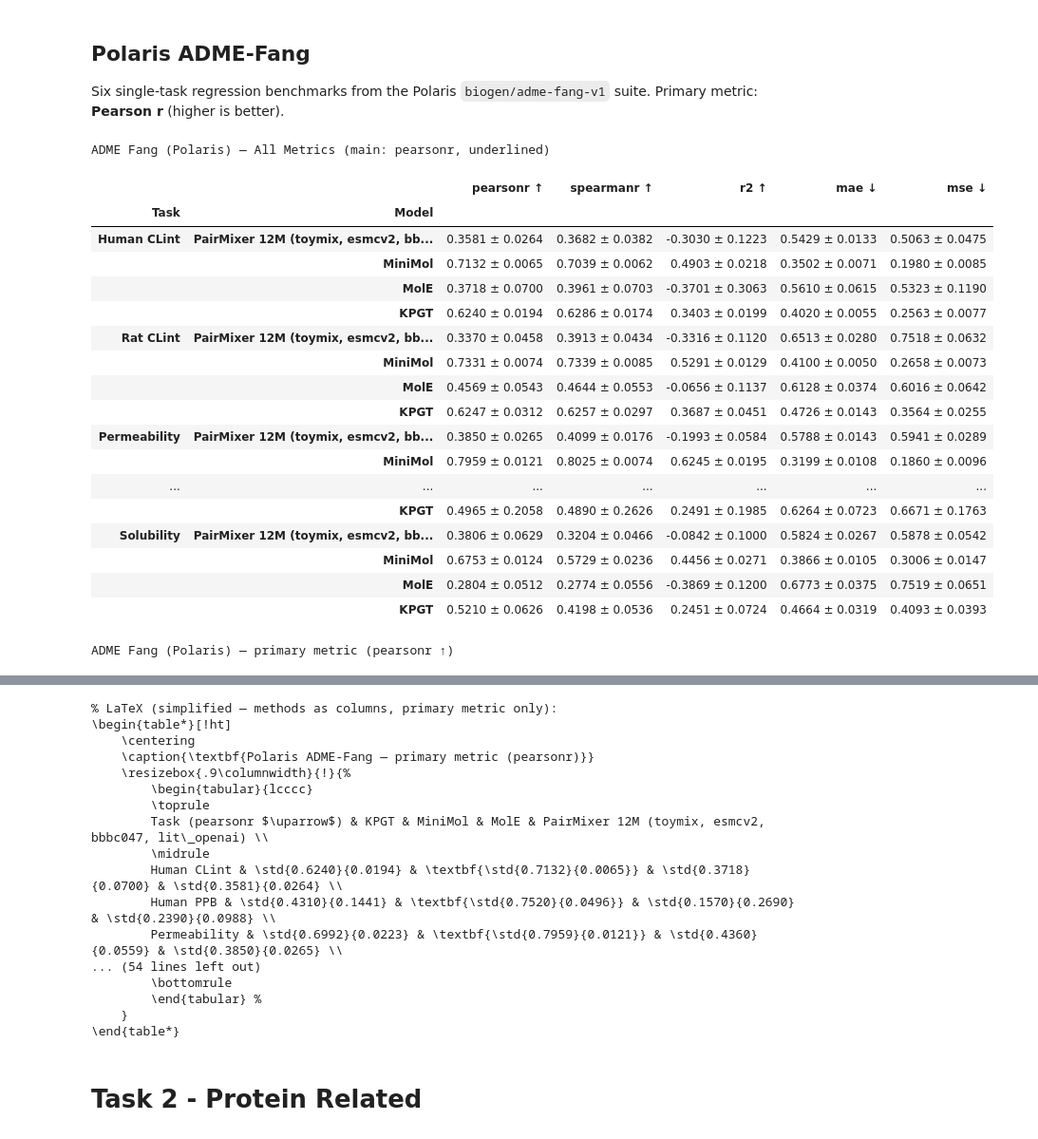
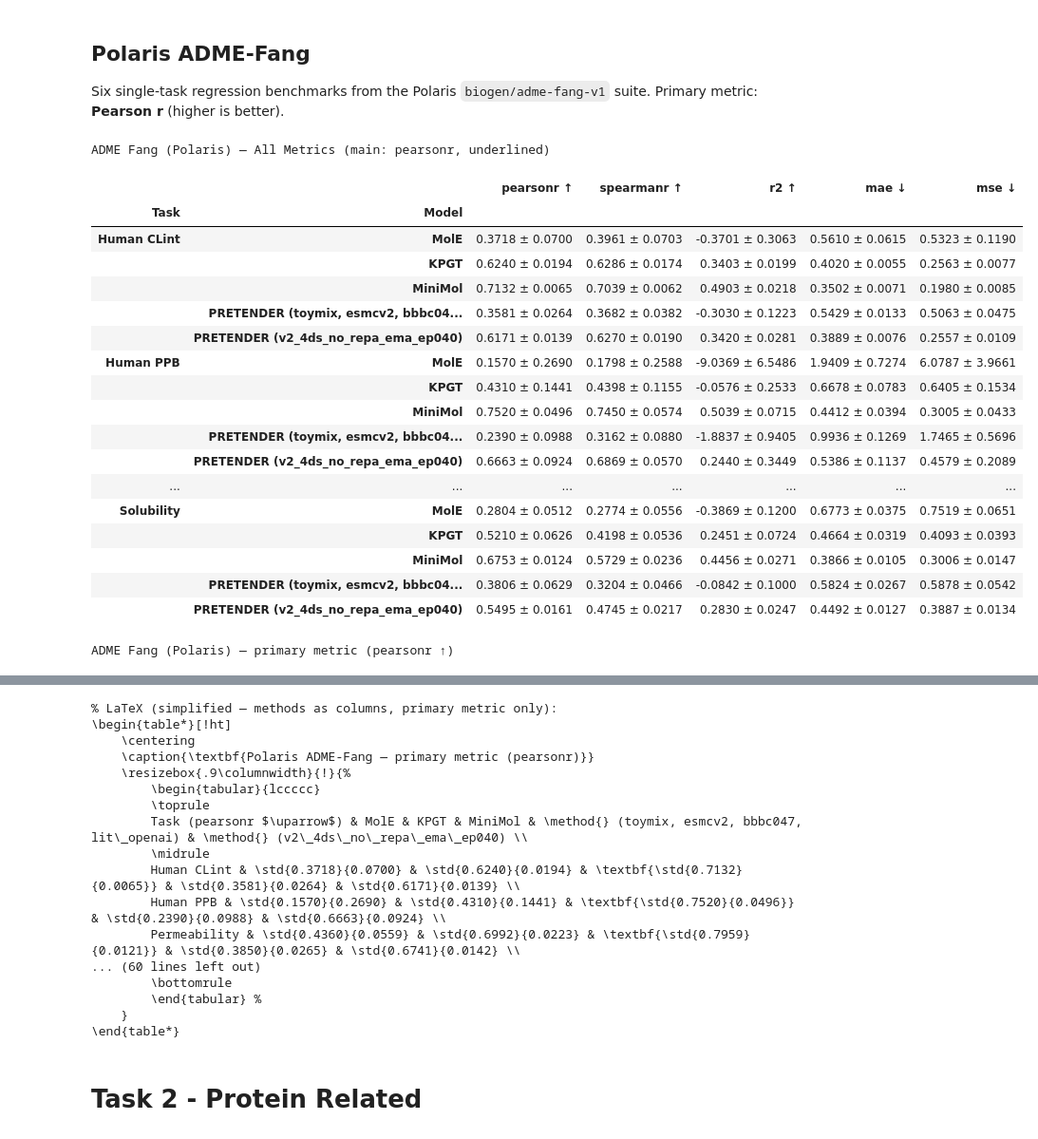
Before and after one commit to seonghyun26/graphium, a Jupyter notebook: notebooks/00_results_dashboard.ipynb, the cells around one changed output, grey strips where cells are left out. Shown at 95% size. Drawn from its saved outputs; the diff is of its cells as text; code cells hidden in the pictures.

```diff
--- a/notebooks/00_results_dashboard.ipynb
+++ b/notebooks/00_results_dashboard.ipynb
@@ -1137,6 +1241,14 @@ for _csv_name, _model_fn, _method_fn in _FROZEN_SOURCES:
     _ext = _ext[_ext['_model'].notna()]
     if len(_ext) == 0:
         continue
+    if _csv_name == 'pairmixer_admet_results.csv' and 'ckpt_tag' in _ext.columns:
+        _epochs = pd.to_numeric(
+            _ext['ckpt_tag'].astype(str).str.extract(r'v2_4ds.*_ep(\d+)', expand=False),
+            errors='coerce',
+        )
+        if _epochs.notna().any():
+            _latest_epoch = int(_epochs.max())
+            _ext = _ext[_epochs.isna() | (_epochs == _latest_epoch)].copy()
     _ext['_method'] = _ext.apply(_method_fn, axis=1)
     _agg_cols = [c for c in _frozen_metric_names if c in _ext.columns]
     if not _agg_cols:
@@ -1208,6 +1320,7 @@ if len(_fang_df) > 0 or any(_frozen_rows_by_task.values()):
 
     # Multi-row index: group by Task
     _result = _result.set_index(['Task', 'Model'])
+    _result = _relabel_method_index(_result, level='Model')
 
     def _parse_mean(_v):
         if not isinstance(_v, str) or _v in ('', '-'):
@@ -1290,6 +1403,7 @@ if len(_fang_df) > 0 or any(_frozen_rows_by_task.values()):
     _simple = _result[[_main_col]].copy()
     _simple = _simple.unstack(level=-1)
     _simple.columns = _simple.columns.get_level_values(-1)
+    _simple = _reorder_method_columns(_simple)
 
     # Numeric copy (mean only) for per-column aggregates.
     _means = _simple.applymap(_parse_mean)
@@ -1353,47 +1467,47 @@ if len(_fang_df) > 0 or any(_frozen_rows_by_task.values()):
 
     # LaTeX (simplified): bold the best cell per row, including footer rows.
     _simple_latex_df = _simple_full.copy()
     for _row in _simple_latex_df.index:
         _vals = []
         for _col in _simple_latex_df.columns:
             _v = _parse_mean(_simple_latex_df.loc[_row, _col])
             if pd.notna(_v):
                 _vals.append((_col, _v))
         if len(_vals) < 2:
             continue
         _best_col = max(_vals, key=lambda x: x[1])[0]
         _cur = _simple_latex_df.loc[_row, _best_col]
         _simple_latex_df.loc[_row, _best_col] = f'\\textbf{{{_cur}}}'
     _simple_latex_index_name = "Task (" + _main_col.replace("\u2191", r"$\uparrow$").strip() + ")"
     _simple_latex_df.index.name = _simple_latex_index_name
 
     print('\n% LaTeX (simplified — methods as columns, primary metric only):')
     print(_to_clean_latex(
         _simple_latex_df,
         caption='Polaris ADME-Fang — primary metric (pearsonr)',
     ))
     print('\n% LaTeX (full breakdown — all metrics):')
     print(_to_clean_latex(_result, caption='Results on Polaris ADME-Fang'))
 else:
     print('No ADME Fang results yet.')
 # %% [output]
 ADME Fang (Polaris) — All Metrics (main: pearsonr, underlined)
 |  |  | pearsonr ↑ | spearmanr ↑ | r2 ↑ | mae ↓ | mse ↓ |
 | Task | Model |  |  |  |  |  |
-| Human CLint | PairMixer 12M (toymix, esmcv2, bb... | 0.3581 ± 0.0264 | 0.3682 ± 0.0382 | -0.3030 ± 0.1223 | 0.5429 ± 0.0133 | 0.5063 ± 0.0475 |
+| Human CLint | MolE | 0.3718 ± 0.0700 | 0.3961 ± 0.0703 | -0.3701 ± 0.3063 | 0.5610 ± 0.0615 | 0.5323 ± 0.1190 |
+|  | KPGT | 0.6240 ± 0.0194 | 0.6286 ± 0.0174 | 0.3403 ± 0.0199 | 0.4020 ± 0.0055 | 0.2563 ± 0.0077 |
 |  | MiniMol | 0.7132 ± 0.0065 | 0.7039 ± 0.0062 | 0.4903 ± 0.0218 | 0.3502 ± 0.0071 | 0.1980 ± 0.0085 |
-|  | MolE | 0.3718 ± 0.0700 | 0.3961 ± 0.0703 | -0.3701 ± 0.3063 | 0.5610 ± 0.0615 | 0.5323 ± 0.1190 |
-|  | KPGT | 0.6240 ± 0.0194 | 0.6286 ± 0.0174 | 0.3403 ± 0.0199 | 0.4020 ± 0.0055 | 0.2563 ± 0.0077 |
-| Rat CLint | PairMixer 12M (toymix, esmcv2, bb... | 0.3370 ± 0.0458 | 0.3913 ± 0.0434 | -0.3316 ± 0.1120 | 0.6513 ± 0.0280 | 0.7518 ± 0.0632 |
-|  | MiniMol | 0.7331 ± 0.0074 | 0.7339 ± 0.0085 | 0.5291 ± 0.0129 | 0.4100 ± 0.0050 | 0.2658 ± 0.0073 |
-|  | MolE | 0.4569 ± 0.0543 | 0.4644 ± 0.0553 | -0.0656 ± 0.1137 | 0.6128 ± 0.0374 | 0.6016 ± 0.0642 |
-|  | KPGT | 0.6247 ± 0.0312 | 0.6257 ± 0.0297 | 0.3687 ± 0.0451 | 0.4726 ± 0.0143 | 0.3564 ± 0.0255 |
-| Permeability | PairMixer 12M (toymix, esmcv2, bb... | 0.3850 ± 0.0265 | 0.4099 ± 0.0176 | -0.1993 ± 0.0584 | 0.5788 ± 0.0143 | 0.5941 ± 0.0289 |
-|  | MiniMol | 0.7959 ± 0.0121 | 0.8025 ± 0.0074 | 0.6245 ± 0.0195 | 0.3199 ± 0.0108 | 0.1860 ± 0.0096 |
+|  | PRETENDER (toymix, esmcv2, bbbc04... | 0.3581 ± 0.0264 | 0.3682 ± 0.0382 | -0.3030 ± 0.1223 | 0.5429 ± 0.0133 | 0.5063 ± 0.0475 |
+|  | PRETENDER (v2_4ds_no_repa_ema_ep040) | 0.6171 ± 0.0139 | 0.6270 ± 0.0190 | 0.3420 ± 0.0281 | 0.3889 ± 0.0076 | 0.2557 ± 0.0109 |
+| Human PPB | MolE | 0.1570 ± 0.2690 | 0.1798 ± 0.2588 | -9.0369 ± 6.5486 | 1.9409 ± 0.7274 | 6.0787 ± 3.9661 |
+|  | KPGT | 0.4310 ± 0.1441 | 0.4398 ± 0.1155 | -0.0576 ± 0.2533 | 0.6678 ± 0.0783 | 0.6405 ± 0.1534 |
+|  | MiniMol | 0.7520 ± 0.0496 | 0.7450 ± 0.0574 | 0.5039 ± 0.0715 | 0.4412 ± 0.0394 | 0.3005 ± 0.0433 |
+|  | PRETENDER (toymix, esmcv2, bbbc04... | 0.2390 ± 0.0988 | 0.3162 ± 0.0880 | -1.8837 ± 0.9405 | 0.9936 ± 0.1269 | 1.7465 ± 0.5696 |
+|  | PRETENDER (v2_4ds_no_repa_ema_ep040) | 0.6663 ± 0.0924 | 0.6869 ± 0.0570 | 0.2440 ± 0.3449 | 0.5386 ± 0.1137 | 0.4579 ± 0.2089 |
 | ... | ... | ... | ... | ... | ... | ... |
-|  | KPGT | 0.4965 ± 0.2058 | 0.4890 ± 0.2626 | 0.2491 ± 0.1985 | 0.6264 ± 0.0723 | 0.6671 ± 0.1763 |
-| Solubility | PairMixer 12M (toymix, esmcv2, bb... | 0.3806 ± 0.0629 | 0.3204 ± 0.0466 | -0.0842 ± 0.1000 | 0.5824 ± 0.0267 | 0.5878 ± 0.0542 |
+| Solubility | MolE | 0.2804 ± 0.0512 | 0.2774 ± 0.0556 | -0.3869 ± 0.1200 | 0.6773 ± 0.0375 | 0.7519 ± 0.0651 |
+|  | KPGT | 0.5210 ± 0.0626 | 0.4198 ± 0.0536 | 0.2451 ± 0.0724 | 0.4664 ± 0.0319 | 0.4093 ± 0.0393 |
 |  | MiniMol | 0.6753 ± 0.0124 | 0.5729 ± 0.0236 | 0.4456 ± 0.0271 | 0.3866 ± 0.0105 | 0.3006 ± 0.0147 |
-|  | MolE | 0.2804 ± 0.0512 | 0.2774 ± 0.0556 | -0.3869 ± 0.1200 | 0.6773 ± 0.0375 | 0.7519 ± 0.0651 |
-|  | KPGT | 0.5210 ± 0.0626 | 0.4198 ± 0.0536 | 0.2451 ± 0.0724 | 0.4664 ± 0.0319 | 0.4093 ± 0.0393 |
+|  | PRETENDER (toymix, esmcv2, bbbc04... | 0.3806 ± 0.0629 | 0.3204 ± 0.0466 | -0.0842 ± 0.1000 | 0.5824 ± 0.0267 | 0.5878 ± 0.0542 |
+|  | PRETENDER (v2_4ds_no_repa_ema_ep040) | 0.5495 ± 0.0161 | 0.4745 ± 0.0217 | 0.2830 ± 0.0247 | 0.4492 ± 0.0127 | 0.3887 ± 0.0134 |
 ADME Fang (Polaris) — primary metric (pearsonr ↑)
@@ -1412,14 +1526,14 @@ ADME Fang (Polaris) — primary metric (pearsonr ↑)
     \centering
     \caption{\textbf{Polaris ADME-Fang — primary metric (pearsonr)}}
     \resizebox{.9\columnwidth}{!}{%
-        \begin{tabular}{lcccc}
+        \begin{tabular}{lccccc}
         \toprule
-        Task (pearsonr $\uparrow$) & KPGT & MiniMol & MolE & PairMixer 12M (toymix, esmcv2, bbbc047, lit\_openai) \\
+        Task (pearsonr $\uparrow$) & MolE & KPGT & MiniMol & \method{} (toymix, esmcv2, bbbc047, lit\_openai) & \method{} (v2\_4ds\_no\_repa\_ema\_ep040) \\
         \midrule
-        Human CLint & \std{0.6240}{0.0194} & \textbf{\std{0.7132}{0.0065}} & \std{0.3718}{0.0700} & \std{0.3581}{0.0264} \\
-        Human PPB & \std{0.4310}{0.1441} & \textbf{\std{0.7520}{0.0496}} & \std{0.1570}{0.2690} & \std{0.2390}{0.0988} \\
-        Permeability & \std{0.6992}{0.0223} & \textbf{\std{0.7959}{0.0121}} & \std{0.4360}{0.0559} & \std{0.3850}{0.0265} \\
-... (54 lines left out)
+        Human CLint & \std{0.3718}{0.0700} & \std{0.6240}{0.0194} & \textbf{\std{0.7132}{0.0065}} & \std{0.3581}{0.0264} & \std{0.6171}{0.0139} \\
+        Human PPB & \std{0.1570}{0.2690} & \std{0.4310}{0.1441} & \textbf{\std{0.7520}{0.0496}} & \std{0.2390}{0.0988} & \std{0.6663}{0.0924} \\
+        Permeability & \std{0.4360}{0.0559} & \std{0.6992}{0.0223} & \textbf{\std{0.7959}{0.0121}} & \std{0.3850}{0.0265} & \std{0.6741}{0.0142} \\
+... (60 lines left out)
         \bottomrule
         \end{tabular} %
     }
```
Also changed, not shown: parts of 7 cells of this notebook, 28 other files.
